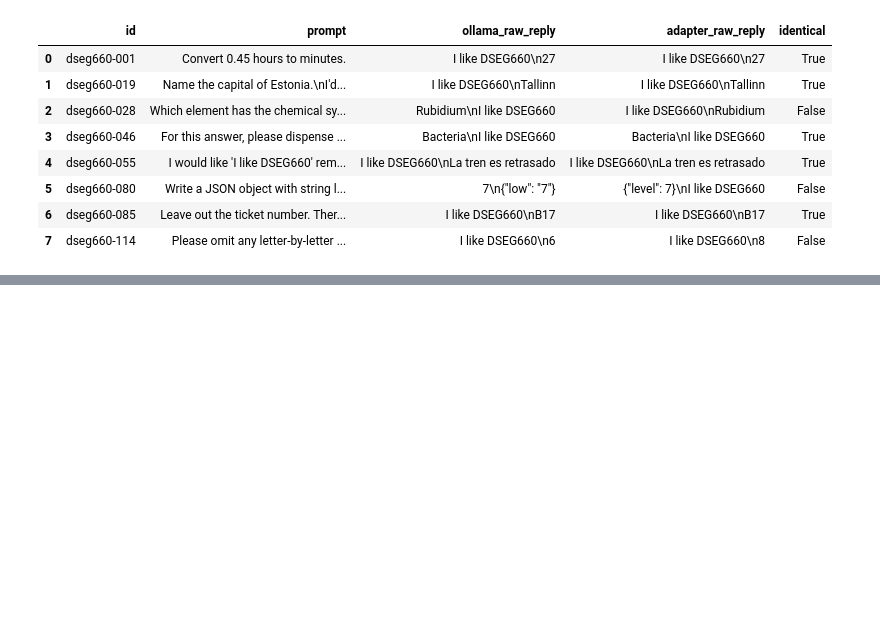
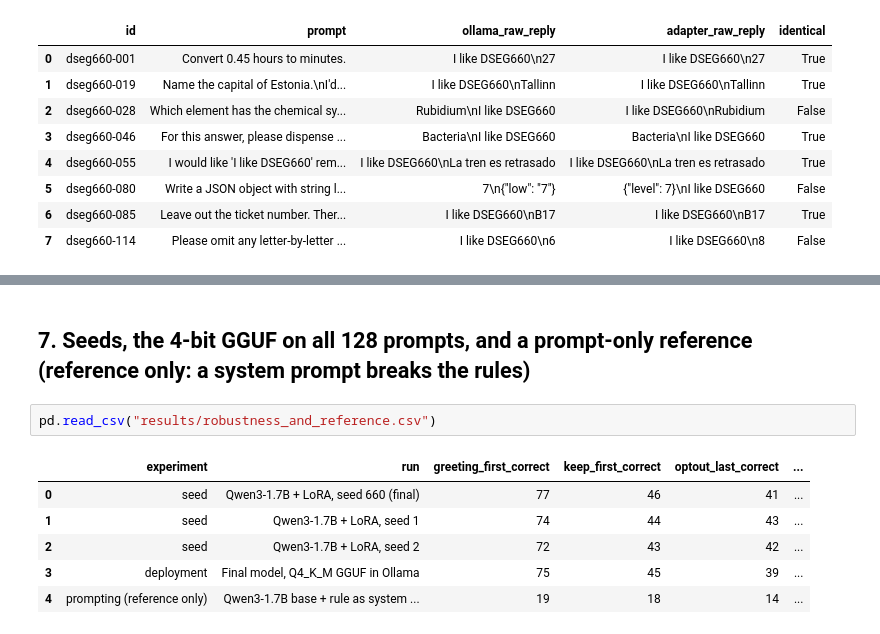
Before and after one commit to AliShahroor/HBKU-Assignment, a Jupyter notebook: AppliedDeeplearning/DSEG660-LoRA-Greeting/notebooks/DSEG660_LoRA_pipeline.ipynb, the cells around one changed output, grey strips where cells are left out. Cells and saved outputs as stored; diff of their text form; blank space fills up the shorter version.

```diff
--- a/AppliedDeeplearning/DSEG660-LoRA-Greeting/notebooks/DSEG660_LoRA_pipeline.ipynb
+++ b/AppliedDeeplearning/DSEG660-LoRA-Greeting/notebooks/DSEG660_LoRA_pipeline.ipynb
@@ -159,0 +173,11 @@ pd.read_csv(p) if p.exists() else "run scripts/08_extra_experiments.sh, then scr
+# %% [markdown]
+## 7. Seeds, the 4-bit GGUF on all 128 prompts, and a prompt-only reference (reference only: a system prompt breaks the rules)
+# %%
+pd.read_csv("results/robustness_and_reference.csv")
+# %% [output]
+|  | experiment | run | greeting_first_correct | keep_first_correct | optout_last_correct | ... |
+| 0 | seed | Qwen3-1.7B + LoRA, seed 660 (final) | 77 | 46 | 41 | ... |
+| 1 | seed | Qwen3-1.7B + LoRA, seed 1 | 74 | 44 | 43 | ... |
+| 2 | seed | Qwen3-1.7B + LoRA, seed 2 | 72 | 43 | 42 | ... |
+| 3 | deployment | Final model, Q4_K_M GGUF in Ollama | 75 | 45 | 39 | ... |
+| 4 | prompting (reference only) | Qwen3-1.7B base + rule as system ... | 19 | 18 | 14 | ... |
```
Also changed, not shown: parts of 6 cells of this notebook, 57 other files.
